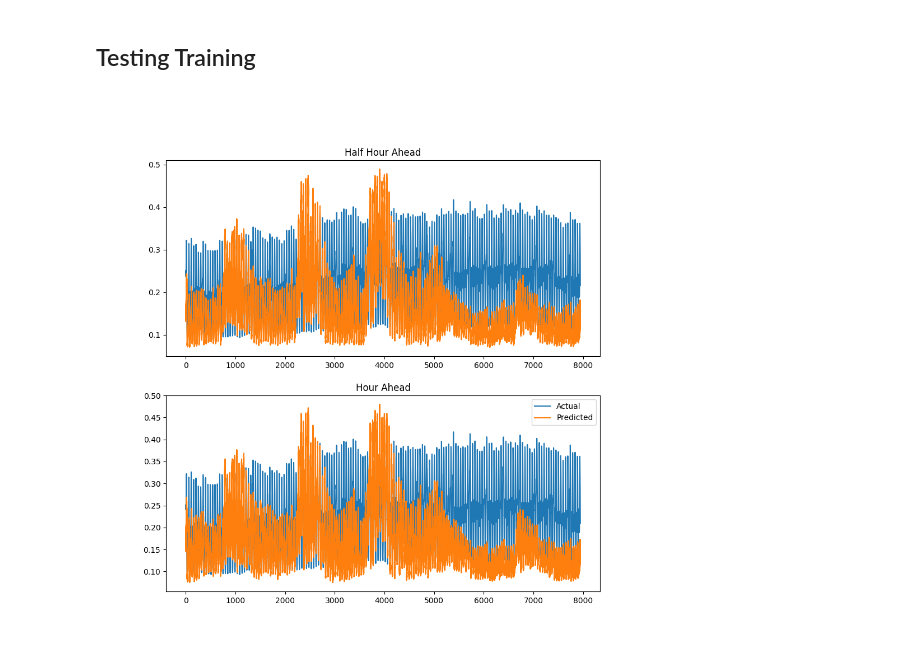
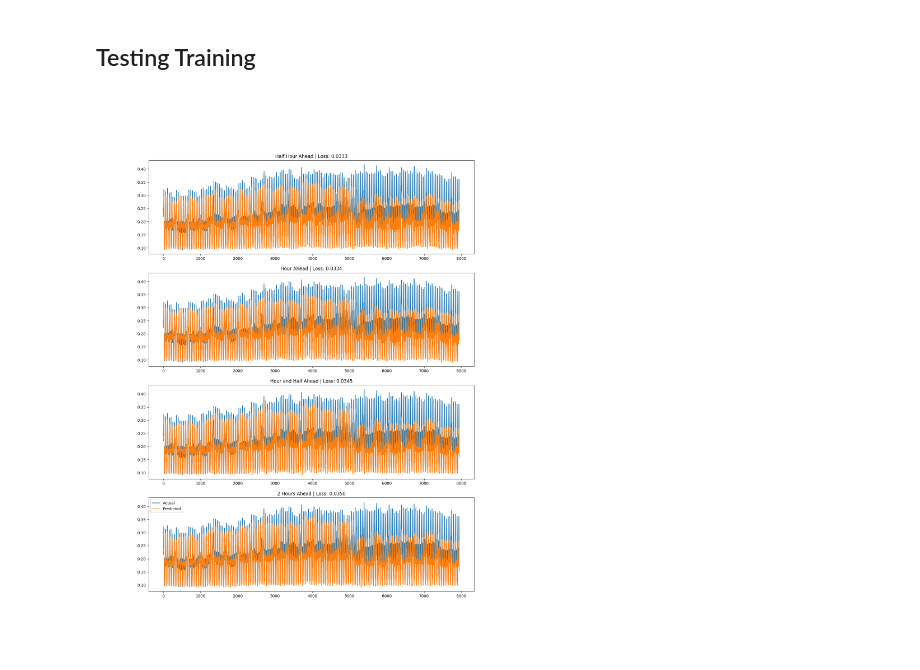
Before and after one commit to timdodge54/Power_Forecasting_With_DNN, a Jupyter notebook: src/Cody_Notebook.ipynb, the cells around one changed output. Cells and saved outputs as stored; diff of their text form; code cells hidden in the pictures.

Commit message:
Added more features and conv over energy

```diff
--- a/src/Cody_Notebook.ipynb
+++ b/src/Cody_Notebook.ipynb
@@ -116,13 +157,19 @@ input_names = [
     'precipType',
     'humidity',
     'energy(kWh/hh)',
-    'energy(kWh/hh)_prev_half',
-    'energy(kWh/hh)_prev_hour'
+    'energy(kWh/hh)_prev_.5',
+    'energy(kWh/hh)_prev_1',
+    'energy(kWh/hh)_prev_1.5',
+    'energy(kWh/hh)_prev_2',
+    'energy(kWh/hh)_prev_2.5',
+    'energy(kWh/hh)_prev_3',
 ]
 
 target_names = [
-    'energy(kWh/hh)_next_half',
-    'energy(kWh/hh)_next_hour'
+    'energy(kWh/hh)_next_.5',
+    'energy(kWh/hh)_next_1',
+    'energy(kWh/hh)_next_1.5',
+    'energy(kWh/hh)_next_2',
 ]
 
 data_mod_clean = pd.read_csv('../processed_data_train.csv')
@@ -138,18 +185,19 @@ dataset_test = data_utils.TensorDataset(input_tensor[int(len(input_tensor) * 0.8
 # %% [markdown]
 ## Skorch Training
 # %%
-module = ForecastNetwork(input_tensor.shape[1], target_tensor.shape[1], 6, 64)
+module = ForecastNetwork(7, input_tensor.shape[1]-7, target_tensor.shape[1], 6, 64)
 
 net = NeuralNetRegressor(
     module,
-    max_epochs=10,
+    max_epochs=60,
     lr=0.0001,
-    batch_size=32,
+    batch_size=64,
     optimizer=torch.optim.Adam,
     criterion=nn.L1Loss,
     device='cuda',
     iterator_train__num_workers=4,
     iterator_train__pin_memory=True,
+    iterator_train__shuffle=False,
     iterator_valid__num_workers=4,
     iterator_valid__pin_memory=True
 )
@@ -168,21 +224,37 @@ net = net.fit(dataset_train, y=None)
 # %% [markdown]
 ## Testing Training
 # %%
+loss = nn.L1Loss()
 x_test = dataset_test[:][0]
 y_test = dataset_test[:][1]
 
-y_pred = net.predict(x_test)
+y_pred = net.module(x_test.float().cuda()).cpu().detach()
 
-fig, ax = plt.subplots(2, 1, figsize=(10, 10))
+half_pred = y_pred[:, 0]
+
+half_loss = loss(y_pred[:, 0], y_test[:, 0]).item()
+hour_loss = loss(y_pred[:, 1], y_test[:, 1]).item()
+hour_half_loss = loss(y_pred[:, 2], y_test[:, 2]).item()
+hour_2_loss = loss(y_pred[:, 3], y_test[:, 3]).item()
+
+fig, ax = plt.subplots(4, 1, figsize=(15, 20))
 ax[0].plot(y_test[:, 0], label='Actual')
 ax[0].plot(y_pred[:, 0], label='Predicted')
-ax[0].set_title('Half Hour Ahead')
+ax[0].set_title(f'Half Hour Ahead | Loss: {half_loss:.4f}')
 
-ax[1].set_title('Hour Ahead')
 ax[1].plot(y_test[:, 1], label='Actual')
 ax[1].plot(y_pred[:, 1], label='Predicted')
+ax[1].set_title(f'Hour Ahead | Loss: {hour_loss:.4f}')
+
+ax[2].plot(y_test[:, 2], label='Actual')
+ax[2].plot(y_pred[:, 2], label='Predicted')
+ax[2].set_title(f'Hour and Half Ahead | Loss: {hour_half_loss:.4f}')
+
+ax[3].plot(y_test[:, 3], label='Actual')
+ax[3].plot(y_pred[:, 3], label='Predicted')
+ax[3].set_title(f'2 Hours Ahead | Loss: {hour_2_loss:.4f}')
 
 plt.legend()
 plt.show()
 # %% [output]
-[figure, old version]
+[figure, new version]
```
Also changed, not shown: parts of 4 cells of this notebook, 1 other file.
